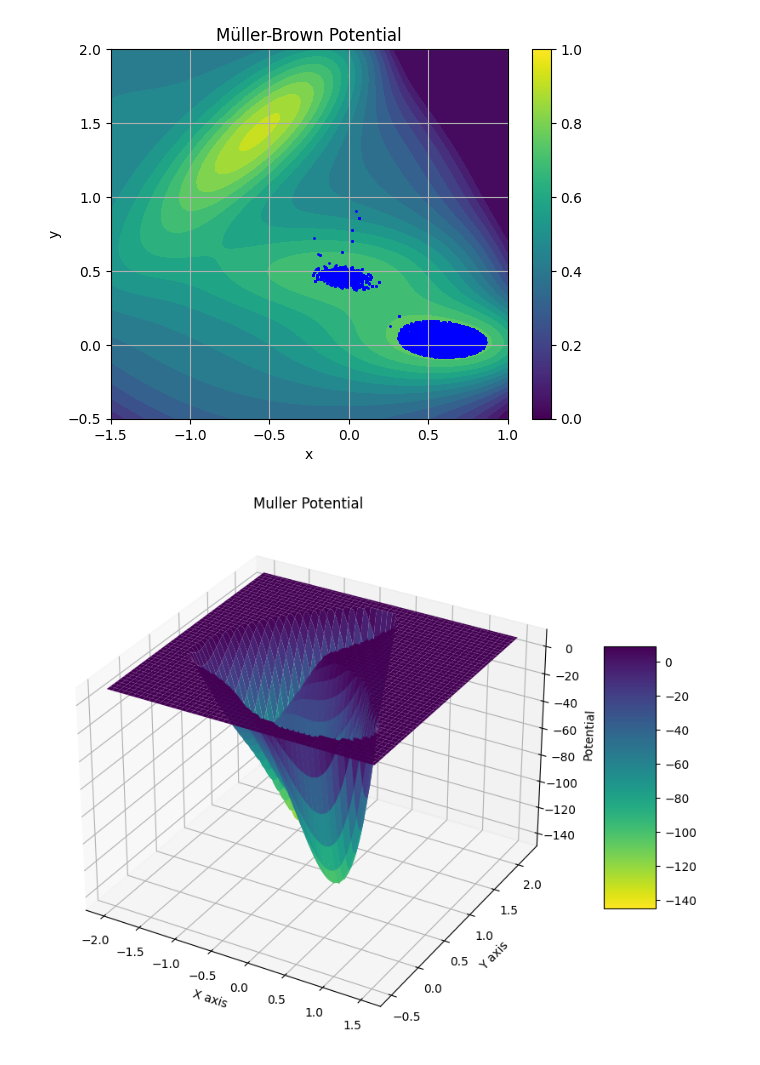
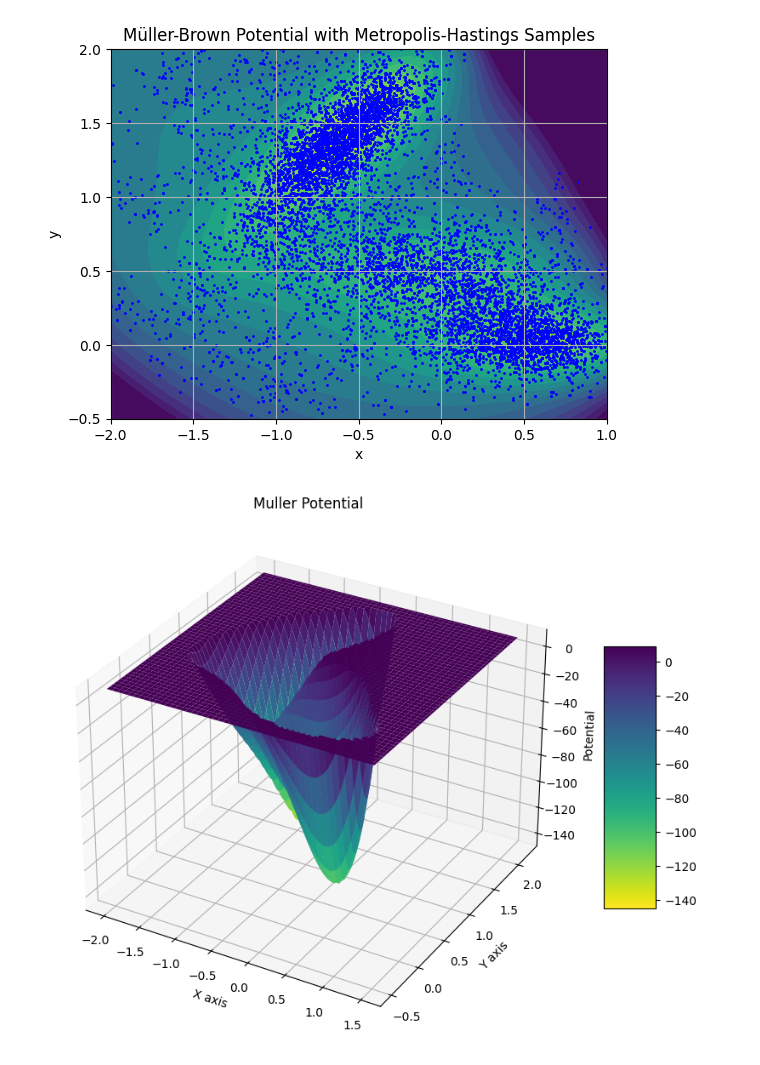
Before and after one commit to AlffonsoMV/PAMSProject, a Jupyter notebook: Code/MarkovChains/mullerbrown/metropolis.ipynb, the cells around one changed output. Cells and saved outputs as stored; diff of their text form; code cells hidden in the pictures.

```diff
--- a/Code/MarkovChains/mullerbrown/metropolis.ipynb
+++ b/Code/MarkovChains/mullerbrown/metropolis.ipynb
@@ -42,7 +42,7 @@ def proposal_dist_gaussian(current_param, std_dev=0.1):
     return proposed_param
 
 # Metropolis-Hastings algorithm adapted for the Müller-Brown potential
-def metropolis_hastings_muller_brown(target_pdf, proposal_dist, initial_param, iterations, temperature=1.0, scale=1.0):
+def metropolis_hastings_muller_brown(target_pdf, proposal_dist, initial_param, iterations, temperature=40.0, scale=1.0):
     current_param = initial_param
     samples = [current_param.numpy()]
 
@@ -70,37 +70,39 @@ samples = metropolis_hastings_muller_brown(target_pdf_muller_brown, proposal_dis
 def generate_grid(x1_min, x1_max, x2_min, x2_max, size=100):
     x1 = torch.linspace(x1_min, x1_max, size)
     x2 = torch.linspace(x2_min, x2_max, size)
     grid_x1, grid_x2 = torch.meshgrid(x1, x2, indexing="ij")
     grid = torch.stack([grid_x1, grid_x2], dim=-1)
     x = grid.reshape((-1, 2))
     return x
 
 
-x1_min, x1_max = -1.5, 1.0
+x1_min, x1_max = -2, 1.0
 x2_min, x2_max = -0.5, 2.0
 grid_size = 100
 x_grid = generate_grid(x1_min, x1_max, x2_min, x2_max, grid_size)
 fig, axes = plt.subplots()
 scale = 0.05
 U = compute_Muller_potential(scale, x_grid)
 U = U.reshape(100, 100)
 U[U > 9] = 9
 U = U.T
 plt.contourf(
     U,
     levels=np.linspace(-9, 9, 19),
     extent=(x1_min, x1_max, x2_min, x2_max),
     cmap="viridis_r",
 )
 plt.scatter(samples[:, 0], samples[:, 1], s=1, color='blue')
-plt.title('Müller-Brown Potential')
-plt.colorbar()
+plt.title('Müller-Brown Potential with Metropolis-Hastings Samples')
 plt.xlabel('x')
 plt.ylabel('y')
+plt.xlim(x1_min, x1_max)
+plt.ylim(x2_min, x2_max)
+
 plt.grid(True)
 plt.show()
 # %% [output]
-[figure, old version]
+[figure, new version]
 # %%
 # Generate a grid of points
 scale = 1
```
Also changed, not shown: 34 other files.
